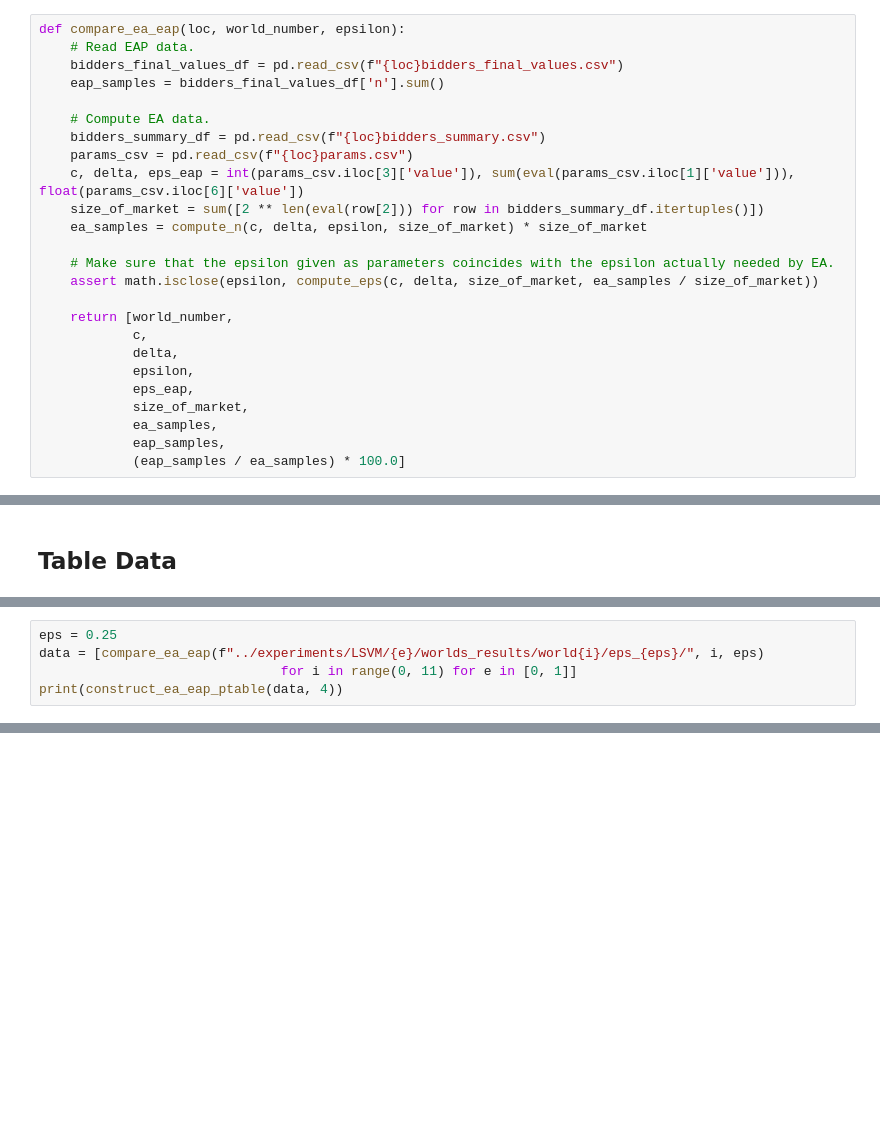
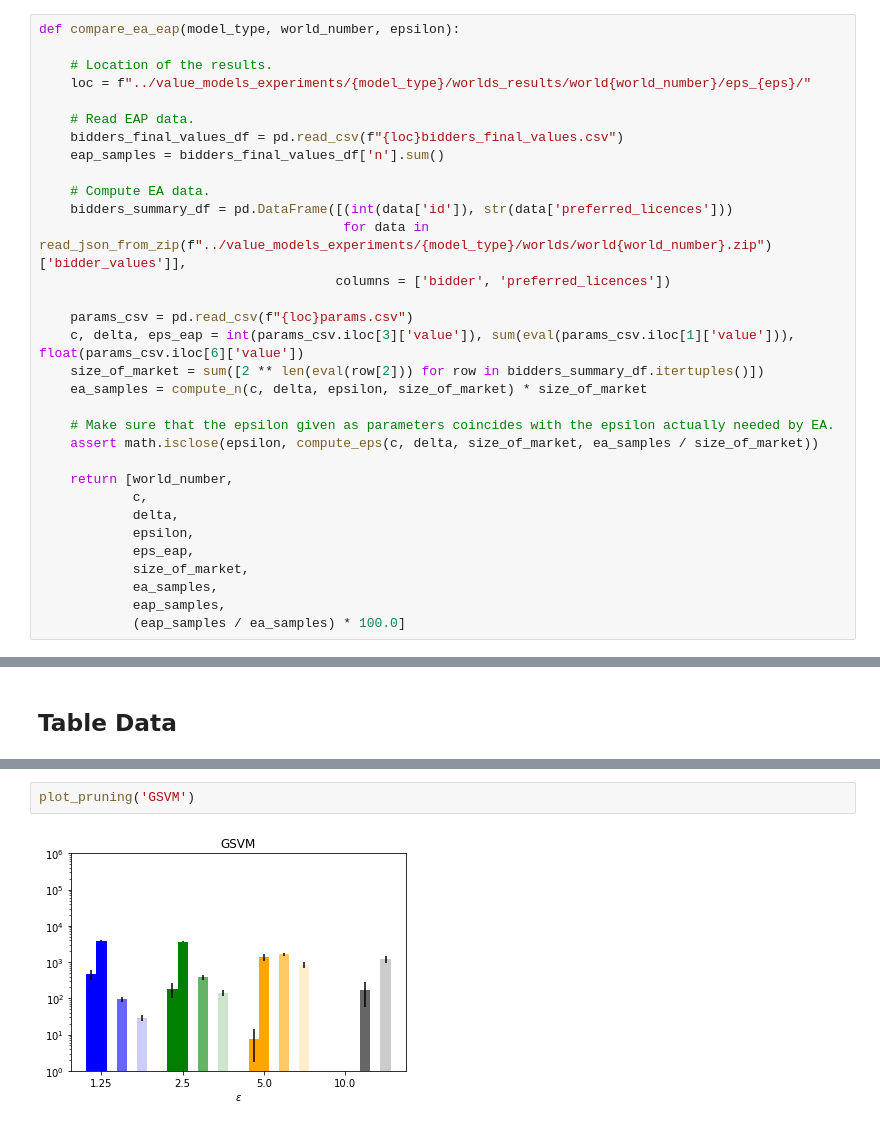
Before and after one commit to eareyan/competitive_equilibria, a Jupyter notebook: notebooks/Value Model Data Explorer.ipynb, the cells around one changed output, grey strips where cells are left out. Cells and saved outputs as stored; diff of their text form; blank space fills up the shorter version.

```diff
--- a/notebooks/Value Model Data Explorer.ipynb
+++ b/notebooks/Value Model Data Explorer.ipynb
@@ -41,11 +53,18 @@ assert n == compute_n(c, delta, epsilon, size_of_market)
 # %%
-def compare_ea_eap(loc, world_number, epsilon):
+def compare_ea_eap(model_type, world_number, epsilon):
+
+    # Location of the results.
+    loc = f"../value_models_experiments/{model_type}/worlds_results/world{world_number}/eps_{eps}/"
+
     # Read EAP data.
     bidders_final_values_df = pd.read_csv(f"{loc}bidders_final_values.csv")
     eap_samples = bidders_final_values_df['n'].sum()
 
     # Compute EA data.
-    bidders_summary_df = pd.read_csv(f"{loc}bidders_summary.csv")
+    bidders_summary_df = pd.DataFrame([(int(data['id']), str(data['preferred_licences']))
+                                       for data in read_json_from_zip(f"../value_models_experiments/{model_type}/worlds/world{world_number}.zip")['bidder_values']],
+                                      columns = ['bidder', 'preferred_licences'])
+
     params_csv = pd.read_csv(f"{loc}params.csv")
     c, delta, eps_eap = int(params_csv.iloc[3]['value']), sum(eval(params_csv.iloc[1]['value'])), float(params_csv.iloc[6]['value'])
     size_of_market = sum([2 ** len(eval(row[2])) for row in bidders_summary_df.itertuples()])
@@ -133,5 +115,0 @@ for eps in ['0.125', '0.25', '0.5', '1.0']:
-# %%
-eps = 0.25
-data = [compare_ea_eap(f"../experiments/LSVM/{e}/worlds_results/world{i}/eps_{eps}/", i, eps)
-                               for i in range(0, 11) for e in [0, 1]]
-print(construct_ea_eap_ptable(data, 4))
@@ -197,0 +263,4 @@ print(construct_ea_eap_ptable([compare_ea_eap(f"../value_models/GSVM/develop/3/w
+# %%
+plot_pruning('GSVM')
+# %% [output]
+[figure, added]
```
Also changed, not shown: parts of 17 cells of this notebook, 7 other files.
